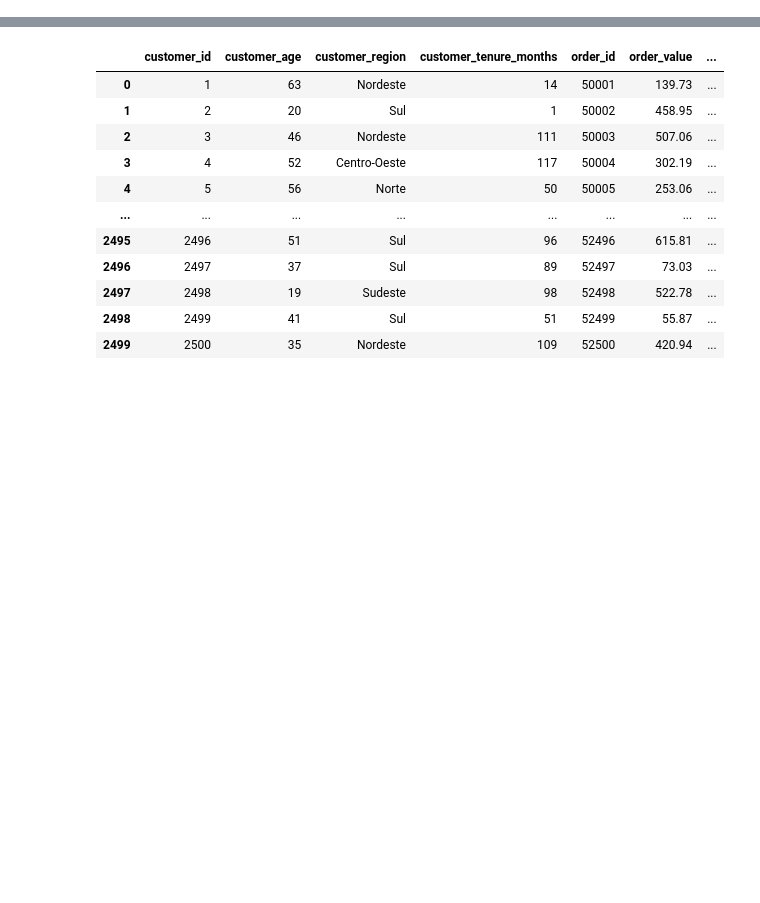
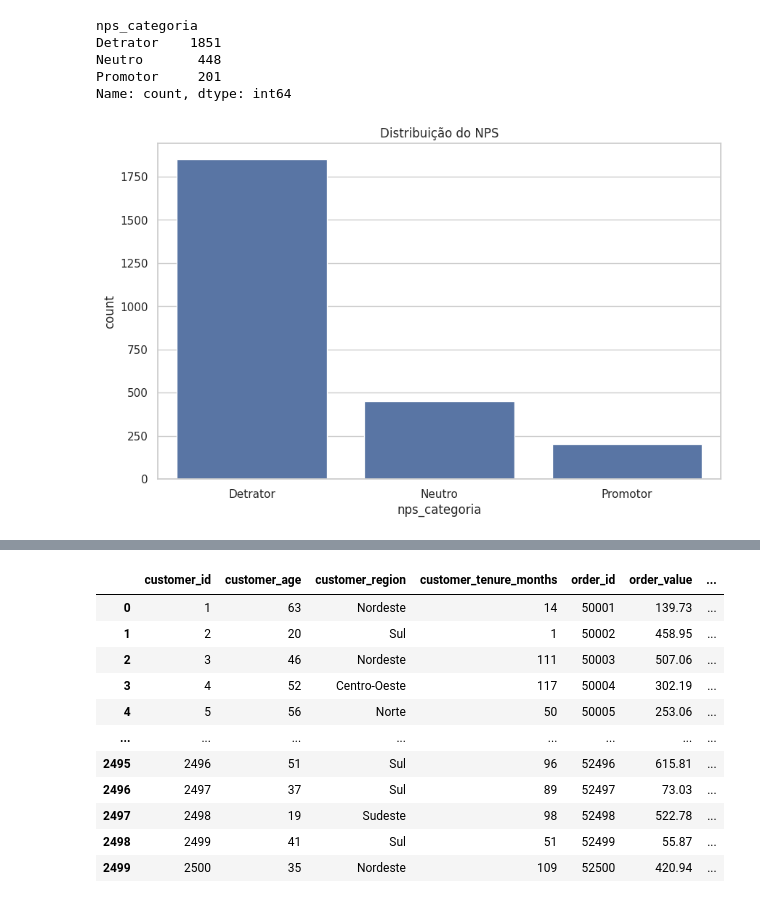
Before and after one commit to ldamaske/1IAST-Fase1, a Jupyter notebook: Data_Science_Desafios.ipynb, the cells around one changed output, grey strips where cells are left out. Saved outputs shown, nothing was run; the diff lists cells and outputs as text; code cells hidden in the pictures; blank space fills up the shorter version.

```diff
--- a/Data_Science_Desafios.ipynb
+++ b/Data_Science_Desafios.ipynb
@@ -7,3 +7,16 @@ import matplotlib.pyplot as plt
 import numpy as np
 import statistics as stats
 import seaborn as sns
+
+
+# Configuração visual
+sns.set(style="whitegrid")
+plt.rcParams["figure.figsize"] = (10,6)
+
+# Carregar base
+nps = pd.read_csv("/content/desafio_nps_fase_1.csv")
+
+
+# Visual inicial
+print(nps.head())
+print(nps.info())
@@ -9,0 +41,26 @@ import seaborn as sns
+# %%
+def categorizar_nps(score):
+    if score <= 6:
+        return "Detrator"
+    elif score <= 8:
+        return "Neutro"
+    else:
+        return "Promotor"
+
+nps["nps_categoria"] = nps["nps_score"].apply(categorizar_nps)
+
+# Distribuição
+print(nps["nps_categoria"].value_counts())
+# %% [output]
+nps_categoria
+Detrator    1851
+Neutro       448
+Promotor     201
+Name: count, dtype: int64
+# %%
+#como esta a distribuição do NPS ou seja a quantidade de amostra por grupo
+sns.countplot(data=nps, x="nps_categoria", order=["Detrator", "Neutro", "Promotor"])
+plt.title("Distribuição do NPS")
+plt.show()
+# %% [output]
+[figure, added]
```
Also changed, not shown: parts of 18 cells of this notebook.
